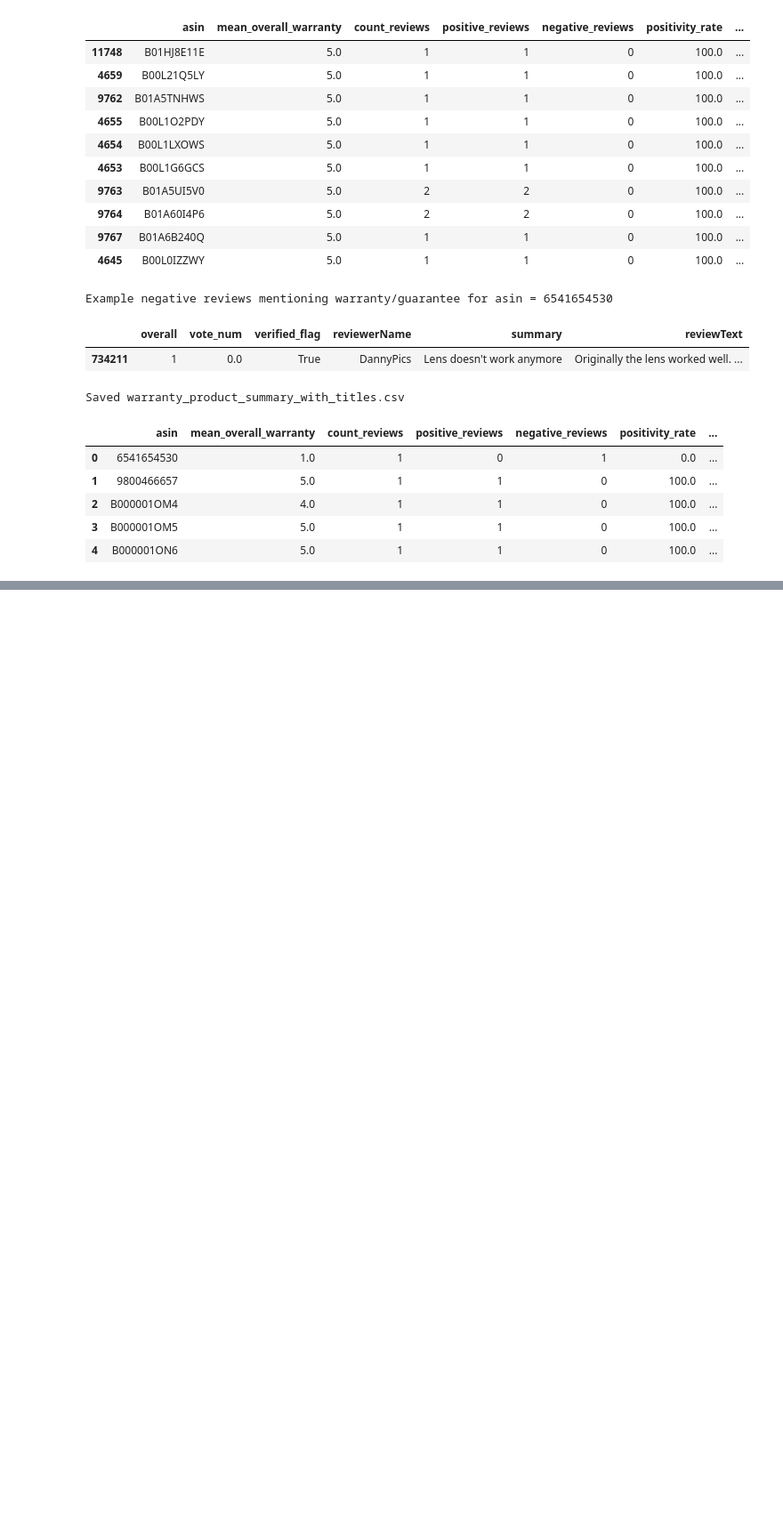
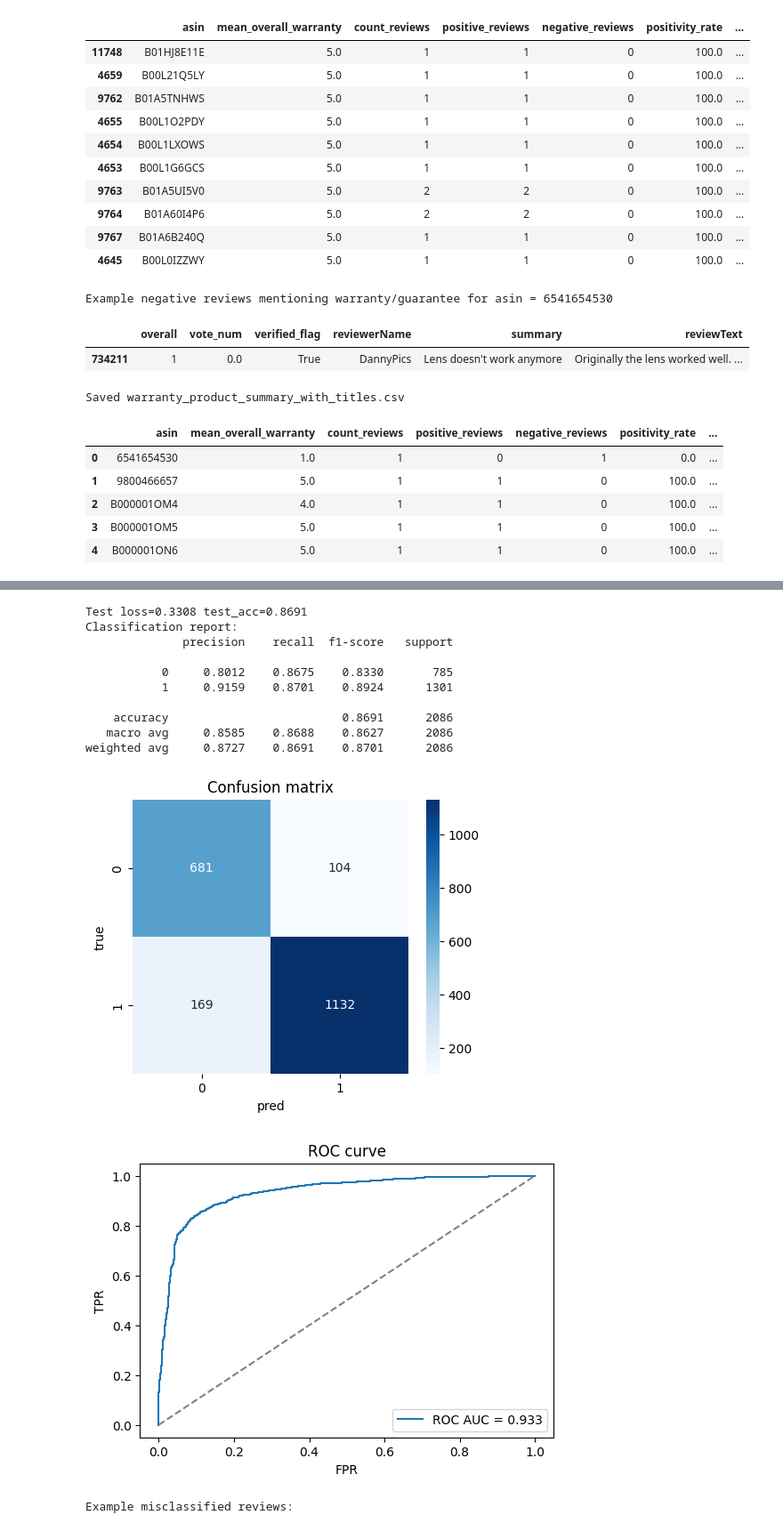
Before and after one commit to Hazhir2002/project2-ai-bootcamp, a Jupyter notebook: sentiment-analysis-of-comments.ipynb, the cells around one changed output, grey strips where cells are left out. Shown: that part at 89% size. Cells and saved outputs as stored; diff of their text form; code cells hidden in the pictures; blank space fills up the shorter version.

Commit message:
doing lstm

```diff
--- a/sentiment-analysis-of-comments.ipynb
+++ b/sentiment-analysis-of-comments.ipynb
@@ -256,0 +592,70 @@ Saved warranty_product_summary_with_titles.csv
+# %%
+# Load best model and evaluate on test set
+model.load_state_dict(torch.load('best_lstm.pt'))
+test_loss, test_acc, ys_true, ys_pred = evaluate(test_loader, model, DEVICE)
+print(f'Test loss={test_loss:.4f} test_acc={test_acc:.4f}')
+
+# Classification report and confusion matrix
+print('Classification report:')
+print(classification_report(ys_true, ys_pred, digits=4))
+cm = confusion_matrix(ys_true, ys_pred)
+plt.figure(figsize=(5,4))
+sns.heatmap(cm, annot=True, fmt='d', cmap='Blues')
+plt.xlabel('pred')
+plt.ylabel('true')
+plt.title('Confusion matrix')
+plt.show()
+
+# ROC curve (need probabilities) - get softmax scores on test set
+def predict_probs(loader, model, device):
+    model.eval()
+    probs = []
+    ys = []
+    with torch.no_grad():
+        for xb,yb in loader:
+            xb = xb.to(device)
+            logits = model(xb)
+            p = torch.softmax(logits, dim=1)[:,1].cpu().numpy()
+            probs.extend(p.tolist())
+            ys.extend(yb.numpy().tolist())
+    return np.array(ys), np.array(probs)
+
+ys, probs = predict_probs(test_loader, model, DEVICE)
+fpr, tpr, _ = roc_curve(ys, probs)
+roc_auc = auc(fpr, tpr)
+plt.figure(figsize=(6,4))
+plt.plot(fpr, tpr, label=f'ROC AUC = {roc_auc:.3f}')
+plt.plot([0,1],[0,1],'--', color='gray')
+plt.xlabel('FPR')
+plt.ylabel('TPR')
+plt.title('ROC curve')
+plt.legend()
+plt.show()
+
+# Show some misclassified examples
+test_df = test_df.reset_index(drop=True)
+preds = []
+# map sequences back to predictions by iterating with batch size
+for xb,yb in test_loader:
+    xb = xb.to(DEVICE)
+    logits = model(xb)
+    p = logits.argmax(dim=1).cpu().numpy().tolist()
+    preds.extend(p)
+test_df['pred'] = preds[:len(test_df)]
+mis = test_df[test_df['pred'] != test_df['sentiment']].sample(min(8, len(test_df[test_df['pred'] != test_df['sentiment']])), random_state=SEED)
+print('Example misclassified reviews:')
+display(mis[['overall','sentiment','pred','vote_num','verified_flag','reviewerName','summary','reviewText']])
+# %% [output]
+Test loss=0.3308 test_acc=0.8691
+Classification report:
+              precision    recall  f1-score   support
+
+           0     0.8012    0.8675    0.8330       785
+           1     0.9159    0.8701    0.8924      1301
+
+    accuracy                         0.8691      2086
+   macro avg     0.8585    0.8688    0.8627      2086
+weighted avg     0.8727    0.8691    0.8701      2086
+[figure, added]
+[figure, added]
+Example misclassified reviews:
```
Also changed, not shown: parts of 10 cells of this notebook, 2 other files.
